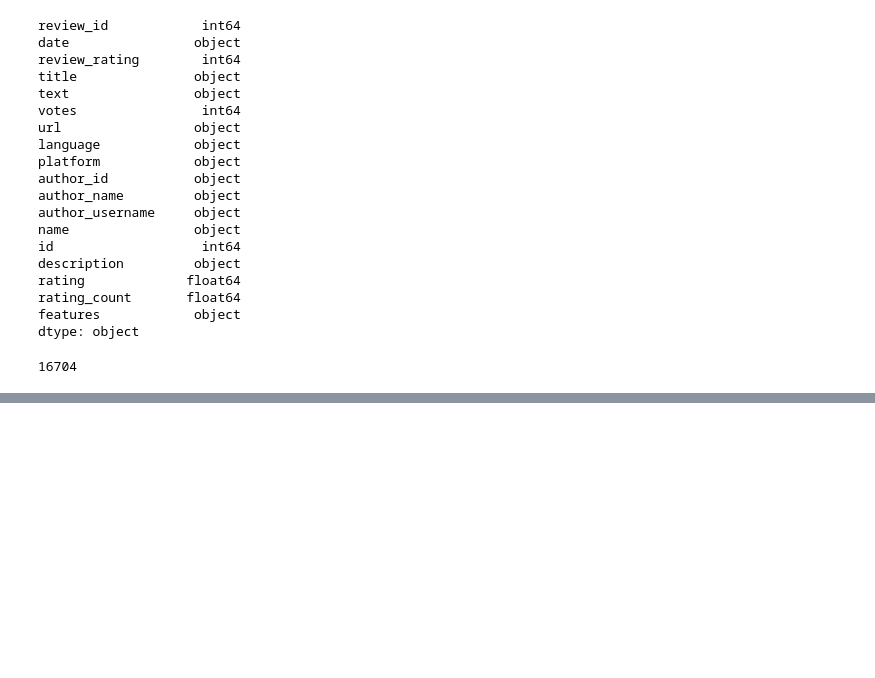
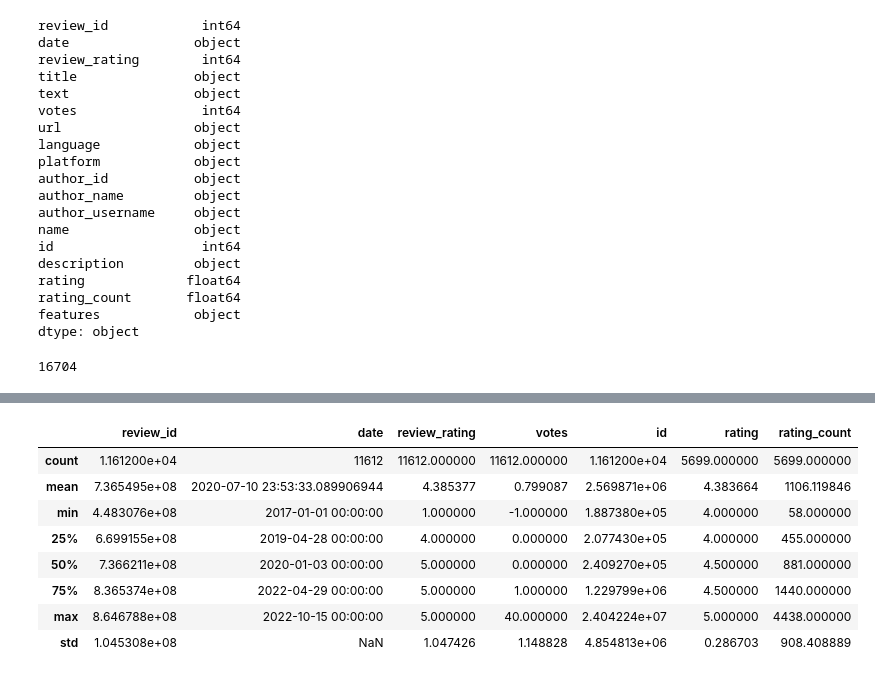
Before and after one commit to Marwane000/AIParisHotelFinder, a Jupyter notebook: Data/EDA & Data Cleaning.ipynb, the cells around one changed output, grey strips where cells are left out. Cells and saved outputs as stored; diff of their text form; code cells hidden in the pictures; blank space fills up the shorter version.

```diff
--- a/Data/EDA & Data Cleaning.ipynb
+++ b/Data/EDA & Data Cleaning.ipynb
@@ -108,0 +167,12 @@ df.drop_duplicates(subset=['review_id'], inplace=True)
+# %%
+df.describe()
+# %% [output]
+|  | review_id | date | review_rating | votes | id | rating | rating_count |
+| count | 1.161200e+04 | 11612 | 11612.000000 | 11612.000000 | 1.161200e+04 | 5699.000000 | 5699.000000 |
+| mean | 7.365495e+08 | 2020-07-10 23:53:33.089906944 | 4.385377 | 0.799087 | 2.569871e+06 | 4.383664 | 1106.119846 |
+| min | 4.483076e+08 | 2017-01-01 00:00:00 | 1.000000 | -1.000000 | 1.887380e+05 | 4.000000 | 58.000000 |
+| 25% | 6.699155e+08 | 2019-04-28 00:00:00 | 4.000000 | 0.000000 | 2.077430e+05 | 4.000000 | 455.000000 |
+| 50% | 7.366211e+08 | 2020-01-03 00:00:00 | 5.000000 | 0.000000 | 2.409270e+05 | 4.500000 | 881.000000 |
+| 75% | 8.365374e+08 | 2022-04-29 00:00:00 | 5.000000 | 1.000000 | 1.229799e+06 | 4.500000 | 1440.000000 |
+| max | 8.646788e+08 | 2022-10-15 00:00:00 | 5.000000 | 40.000000 | 2.404224e+07 | 5.000000 | 4438.000000 |
+| std | 1.045308e+08 | NaN | 1.047426 | 1.148828 | 4.854813e+06 | 0.286703 | 908.408889 |
```
Also changed, not shown: parts of 12 cells of this notebook.
